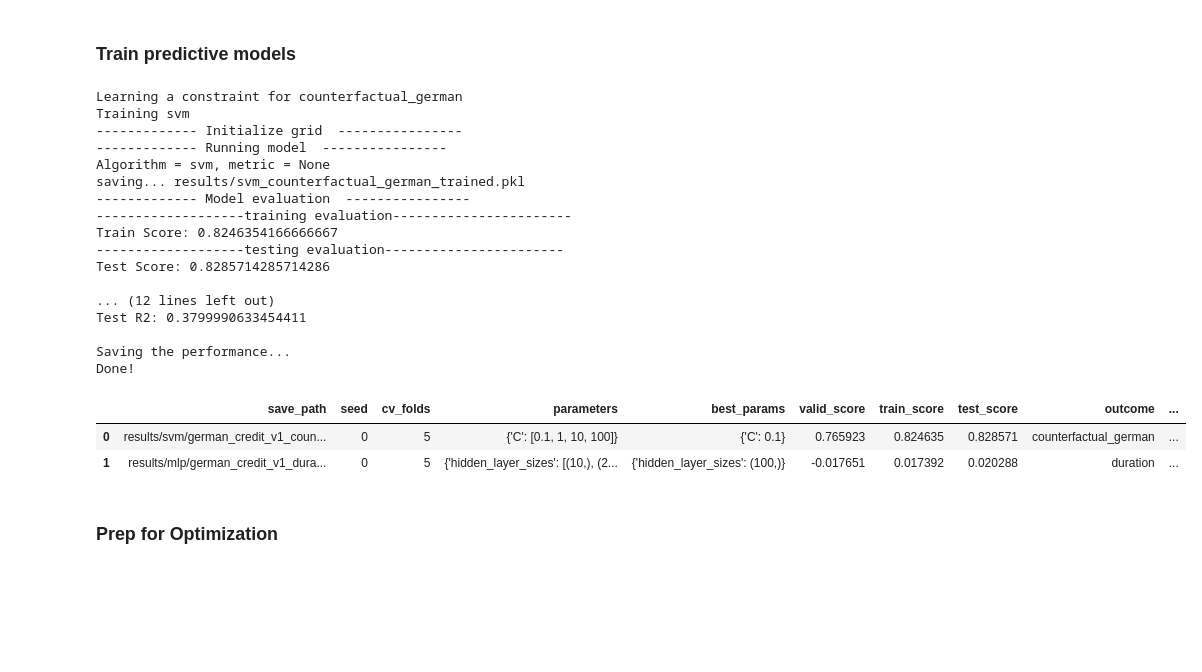
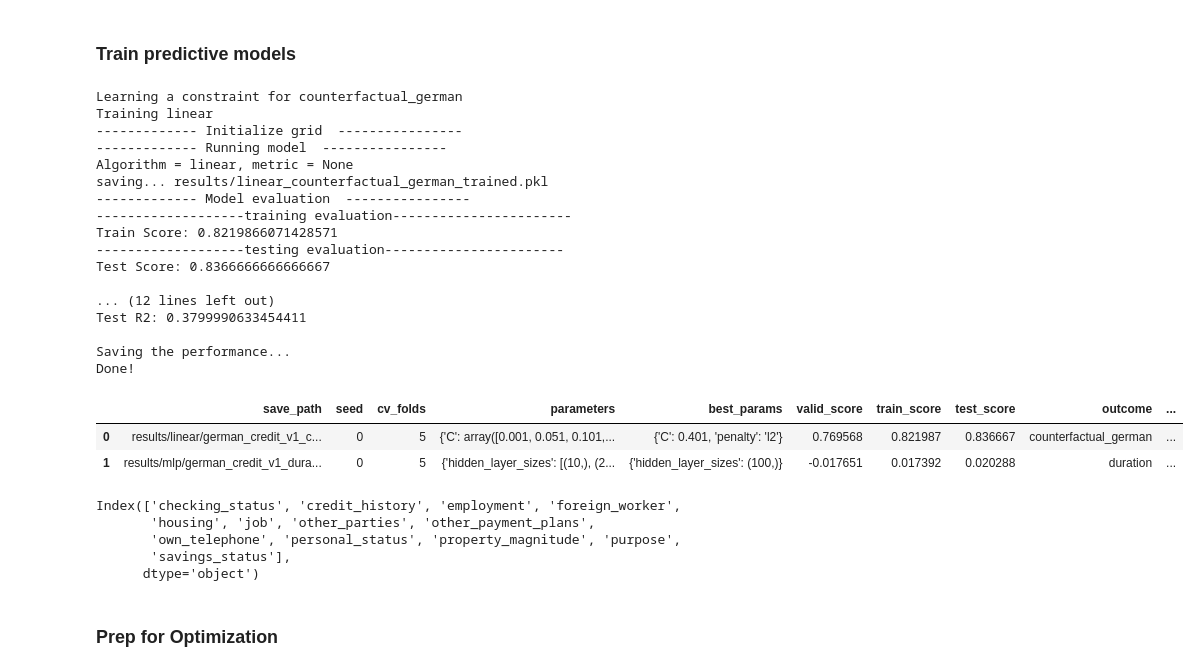
Before and after one commit to tabearoeber/CE-OCL, a Jupyter notebook: CE-OCL Case Study.ipynb, the cells around one changed output. Cells and saved outputs as stored; diff of their text form; code cells hidden in the pictures; blank space fills up the shorter version.

```diff
--- a/CE-OCL Case Study.ipynb
+++ b/CE-OCL Case Study.ipynb
@@ -13,6 +14,9 @@ import ce_helpers
 ### Data prep
 # %% [markdown]
 The (preprocessed) data can be downloaded from: https://datahub.io/machine-learning/credit-g
+# %%
+# model to use: either svm, linear, mlp, rf
+alg = 'linear'
 # %%
 dataset_name = 'german_credit'
 df = pd.read_csv('./data/credit-g_csv.csv')
@@ -50,44 +56,44 @@ X, X_train, X_test, y_train, y_test, F_b, data_pip = ce_helpers.prep_data(X, y,
 ### Train predictive models
 # %%
 version = dataset_name+'_v1'
-alg_list_cf = ['svm']
+alg_list_cf = [alg]
 #alg_list_dr = ['mlp', 'linear', 'svm', 'rf']
 alg_list_dr = ['mlp']
 
 outcome_dict = {'counterfactual_german':{'task': 'binary', 'X features': X_train.columns,
                                         'class': target, 'alg_list': alg_list_cf,
                                         'X_train':X_train, 'X_test':X_test,
                                         'y_train':y_train, 'y_test':y_test},
                'duration':{'task': 'continuous', 'X features': ['credit_amount'],
                            'class': 'duration', 'alg_list': alg_list_dr,
                            'X_train':X_train, 'X_test':X_test,
                            'y_train':X_train['duration'], 'y_test':X_test['duration']}}
 
 ## uncomment if models should be trained
 ce_helpers.train_models(outcome_dict, version)
 
 performance = ce_helpers.perf_trained_models(version, outcome_dict)
 performance
 # %% [output]
 Learning a constraint for counterfactual_german
-Training svm
+Training linear
 ------------- Initialize grid  ----------------
 ------------- Running model  ----------------
-Algorithm = svm, metric = None
-saving... results/svm_counterfactual_german_trained.pkl
+Algorithm = linear, metric = None
+saving... results/linear_counterfactual_german_trained.pkl
 ------------- Model evaluation  ----------------
 -------------------training evaluation-----------------------
-Train Score: 0.8246354166666667
+Train Score: 0.8219866071428571
 -------------------testing evaluation-----------------------
-Test Score: 0.8285714285714286
+Test Score: 0.8366666666666667
 
 ... (12 lines left out)
 Test R2: 0.3799990633454411
 
 Saving the performance...
 Done!
 |  | save_path | seed | cv_folds | parameters | best_params | valid_score | train_score | test_score | outcome | ... |
-| 0 | results/svm/german_credit_v1_coun... | 0 | 5 | {'C': [0.1, 1, 10, 100]} | {'C': 0.1} | 0.765923 | 0.824635 | 0.828571 | counterfactual_german | ... |
+| 0 | results/linear/german_credit_v1_c... | 0 | 5 | {'C': array([0.001, 0.051, 0.101,... | {'C': 0.401, 'penalty': 'l2'} | 0.769568 | 0.821987 | 0.836667 | counterfactual_german | ... |
 | 1 | results/mlp/german_credit_v1_dura... | 0 | 5 | {'hidden_layer_sizes': [(10,), (2... | {'hidden_layer_sizes': (100,)} | -0.017651 | 0.017392 | 0.020288 | duration | ... |
 # %%
 # load models
@@ -107,6 +113,14 @@ categorical = df.columns.difference(numerical + [target])
 F_coh = {}
 for f in categorical:
     F_coh[f] = [i for i in list(X_train.columns.difference(numerical + [target])) if i.startswith('%s_' % f)]
+# %%
+categorical
+# %% [output]
+Index(['checking_status', 'credit_history', 'employment', 'foreign_worker',
+       'housing', 'job', 'other_parties', 'other_payment_plans',
+       'own_telephone', 'personal_status', 'property_magnitude', 'purpose',
+       'savings_status'],
+      dtype='object')
 # %% [markdown]
 ### Prep for Optimization
 # %% [markdown]
```
Also changed, not shown: parts of 29 cells of this notebook, 1 other file.
